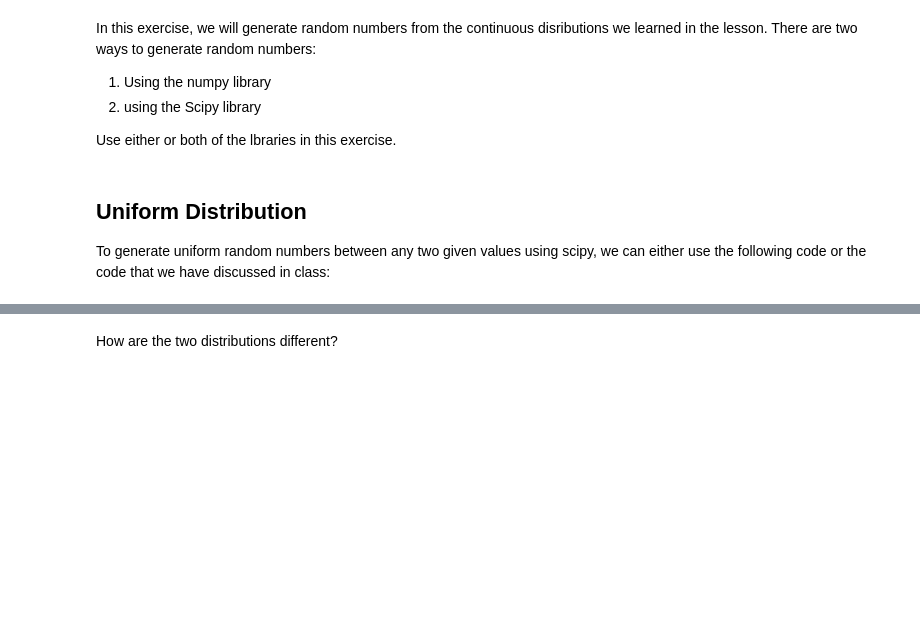
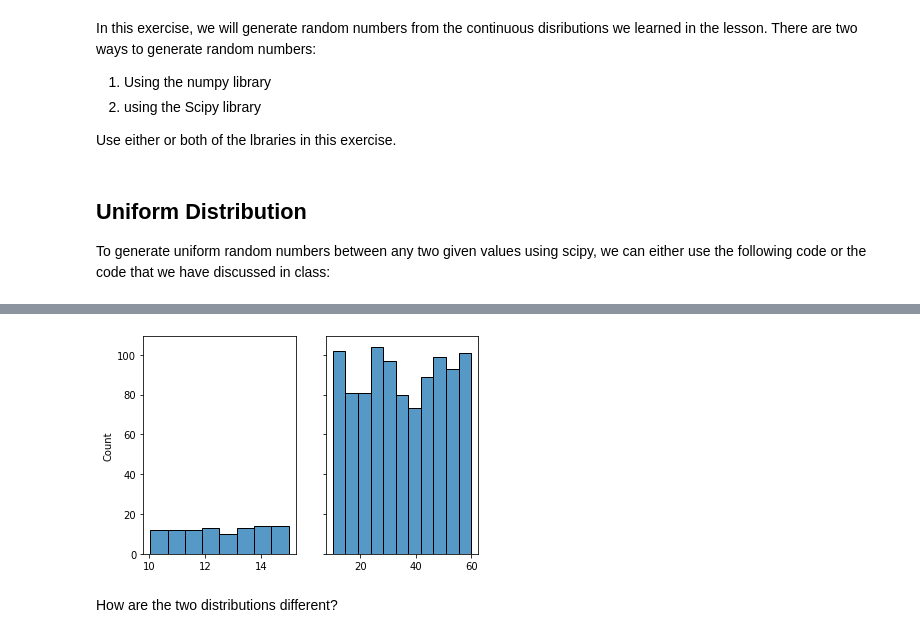
Before and after one commit to Ironhack-Data-Madrid-Enero-2021/lab-continuous-probability-distribution, a Jupyter notebook: your-code/main.ipynb, the cells around one changed output, grey strips where cells are left out. Cells and saved outputs as stored; diff of their text form; code cells hidden in the pictures; blank space fills up the shorter version.

```diff
--- a/your-code/main.ipynb
+++ b/your-code/main.ipynb
@@ -71,3 +71,10 @@ sns.histplot(case_2, bins = 10)
+# %%
+fig, ax =plt.subplots(ncols = 2, sharey = True)
+sns.histplot(case_1, ax=ax[0])
+sns.histplot(case_2, ax=ax[1])
+fig.show()
+# %% [output]
+[figure, added]
 # %% [markdown]
 How are the two distributions different?
 # %% [markdown]
```
Also changed, not shown: parts of 3 cells of this notebook.
